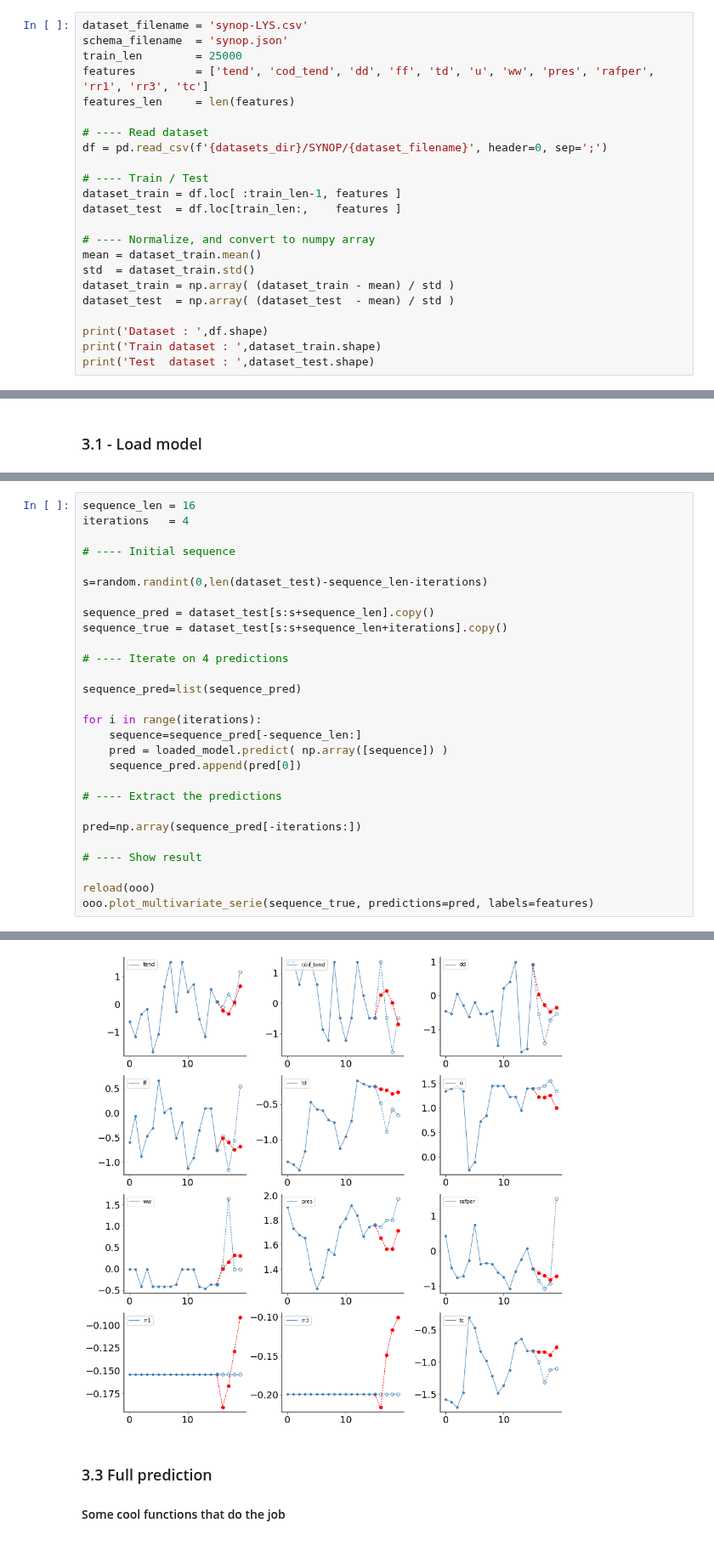
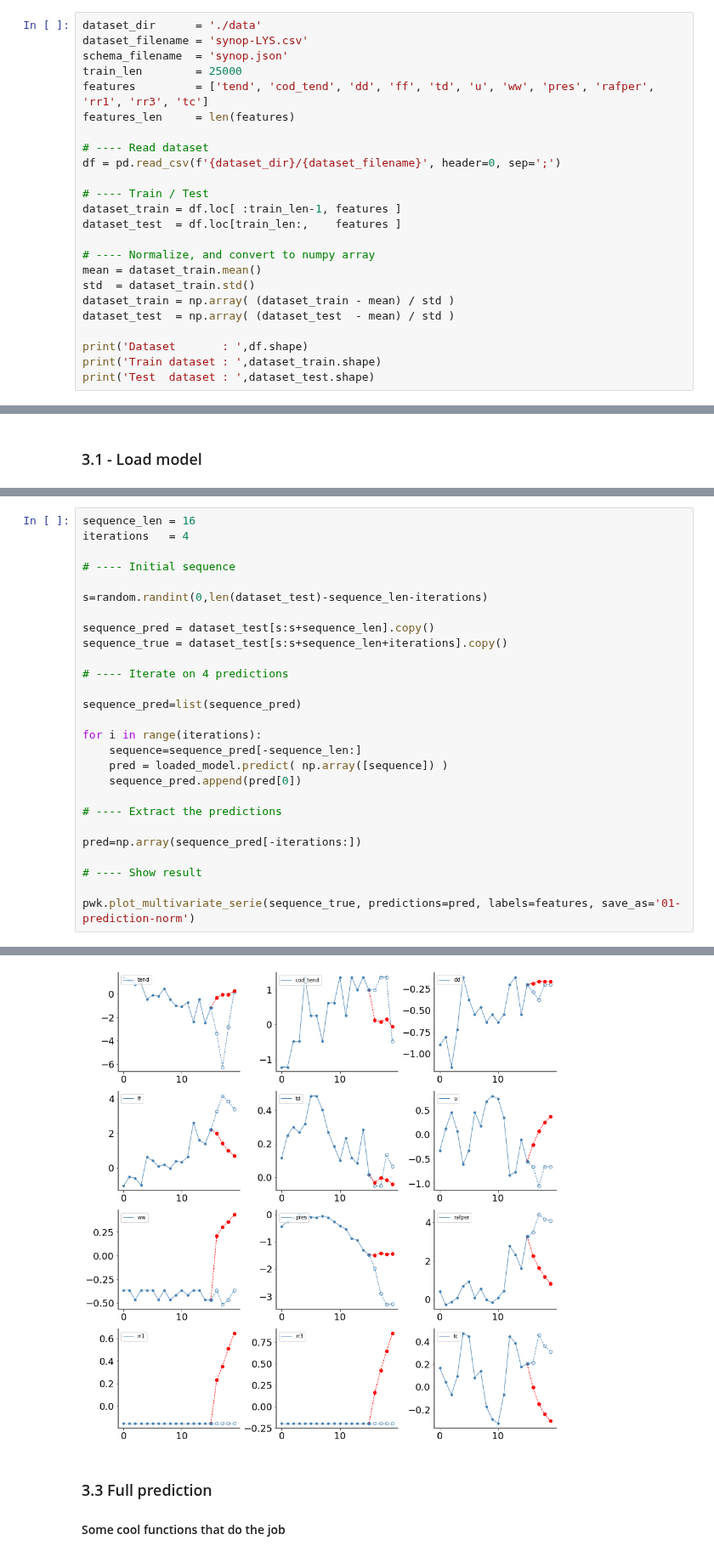
Before and after one commit to Jean-Christ1/Deep-Learning-with-Keras-and-Tensorflow, a Jupyter notebook: SYNOP/03-12h-predictions.ipynb, the cells around one changed output, grey strips where cells are left out. Shown at 85% size. Saved outputs shown, nothing was run; the diff lists cells and outputs as text.

```diff
--- a/SYNOP/03-12h-predictions.ipynb
+++ b/SYNOP/03-12h-predictions.ipynb
@@ -52,6 +55,7 @@ Update keras cache   : Done
 ## Step 2 - Read and prepare dataset
 As before, in episode 2... ;-)
 # %%
+dataset_dir      = './data'
 dataset_filename = 'synop-LYS.csv'
 schema_filename  = 'synop.json'
 train_len        = 25000
@@ -59,7 +63,7 @@ features         = ['tend', 'cod_tend', 'dd', 'ff', 'td', 'u', 'ww', 'pres', 'ra
 features_len     = len(features)
 
 # ---- Read dataset
-df = pd.read_csv(f'{datasets_dir}/SYNOP/{dataset_filename}', header=0, sep=';')
+df = pd.read_csv(f'{dataset_dir}/{dataset_filename}', header=0, sep=';')
 
 # ---- Train / Test
 dataset_train = df.loc[ :train_len-1, features ]
@@ -71,7 +75,7 @@ std  = dataset_train.std()
 dataset_train = np.array( (dataset_train - mean) / std )
 dataset_test  = np.array( (dataset_test  - mean) / std )
 
-print('Dataset : ',df.shape)
+print('Dataset       : ',df.shape)
 print('Train dataset : ',dataset_train.shape)
 print('Test  dataset : ',dataset_test.shape)
 # %% [output]
@@ -114,6 +117,5 @@ pred=np.array(sequence_pred[-iterations:])
 
 # ---- Show result
 
-reload(ooo)
-ooo.plot_multivariate_serie(sequence_true, predictions=pred, labels=features)
+pwk.plot_multivariate_serie(sequence_true, predictions=pred, labels=features, save_as='01-prediction-norm')
 # %% [output]
@@ -120,4 +123,4 @@ ooo.plot_multivariate_serie(sequence_true, predictions=pred, labels=features)
-[figure, old version]
+[figure, new version]
 # %% [markdown]
 ### 3.3 Full prediction
 #### Some cool functions that do the job
```
Also changed, not shown: parts of 6 cells of this notebook, 7 other files.
